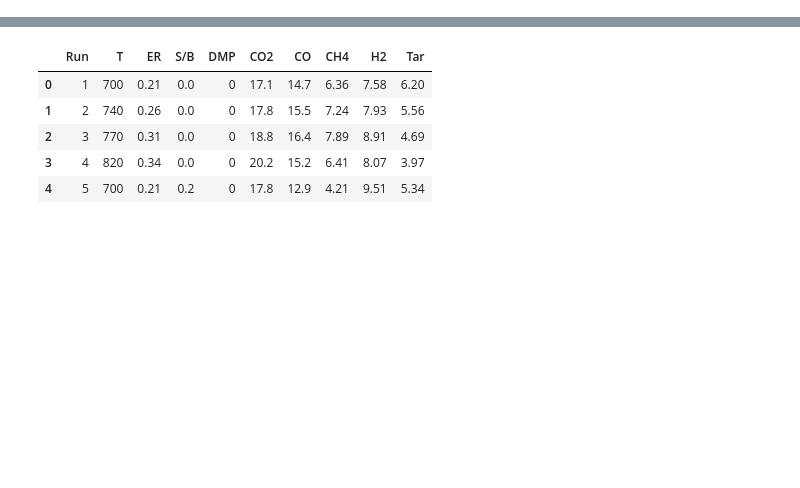
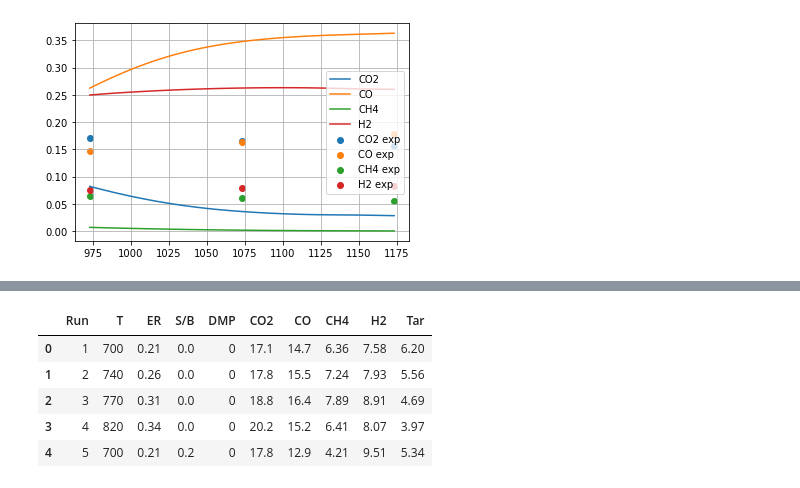
Before and after one commit to jubaldi/gasification, a Jupyter notebook: validation.ipynb, the cells around one changed output, grey strips where cells are left out. Cells and saved outputs as stored; diff of their text form; code cells hidden in the pictures; blank space fills up the shorter version.

```diff
--- a/validation.ipynb
+++ b/validation.ipynb
@@ -77,25 +95,27 @@ COl = np.zeros_like(Tl)
 CH4l = np.zeros_like(Tl)
 H2l = np.zeros_like(Tl)
 # %%
-# # First test: raw model, no modifications
+# First test: raw model, no modifications
 
-# for i, t in enumerate(Tl):
-#     report = g.gasifier(fuelID, T=t, air=ER, species=species)
-#     CO2l[i] = report['CO2']
-#     COl[i] = report['CO']
-#     CH4l[i] = report['CH4']
-#     H2l[i] = report['H2']
+for i, t in enumerate(Tl):
+    report = g.gasifier(fuelID, T=t, air=ER, species=species)
+    CO2l[i] = report['CO2']
+    COl[i] = report['CO']
+    CH4l[i] = report['CH4']
+    H2l[i] = report['H2']
 
-# plt.plot(Tl, CO2l, label='CO2')
-# plt.plot(Tl, COl, label='CO')
-# plt.plot(Tl, CH4l, label='CH4')
-# plt.plot(Tl, H2l, label='H2')
-# plt.scatter(T, experimental[:,0], label='CO2 exp')
-# plt.scatter(T, experimental[:,1], label='CO exp')
-# plt.scatter(T, experimental[:,2], label='CH4 exp')
-# plt.scatter(T, experimental[:,3], label='H2 exp')
-# plt.legend()
-# plt.grid()
-# plt.savefig("results.png")
-# plt.show()
+plt.plot(Tl, CO2l, label='CO2')
+plt.plot(Tl, COl, label='CO')
+plt.plot(Tl, CH4l, label='CH4')
+plt.plot(Tl, H2l, label='H2')
+plt.scatter(T, experimental[:,0], label='CO2 exp')
+plt.scatter(T, experimental[:,1], label='CO exp')
+plt.scatter(T, experimental[:,2], label='CH4 exp')
+plt.scatter(T, experimental[:,3], label='H2 exp')
+plt.legend()
+plt.grid()
+plt.savefig("results.png")
+plt.show()
+# %% [output]
+[figure, added]
 # %%
```
Also changed, not shown: parts of 6 cells of this notebook, 2 other files.
